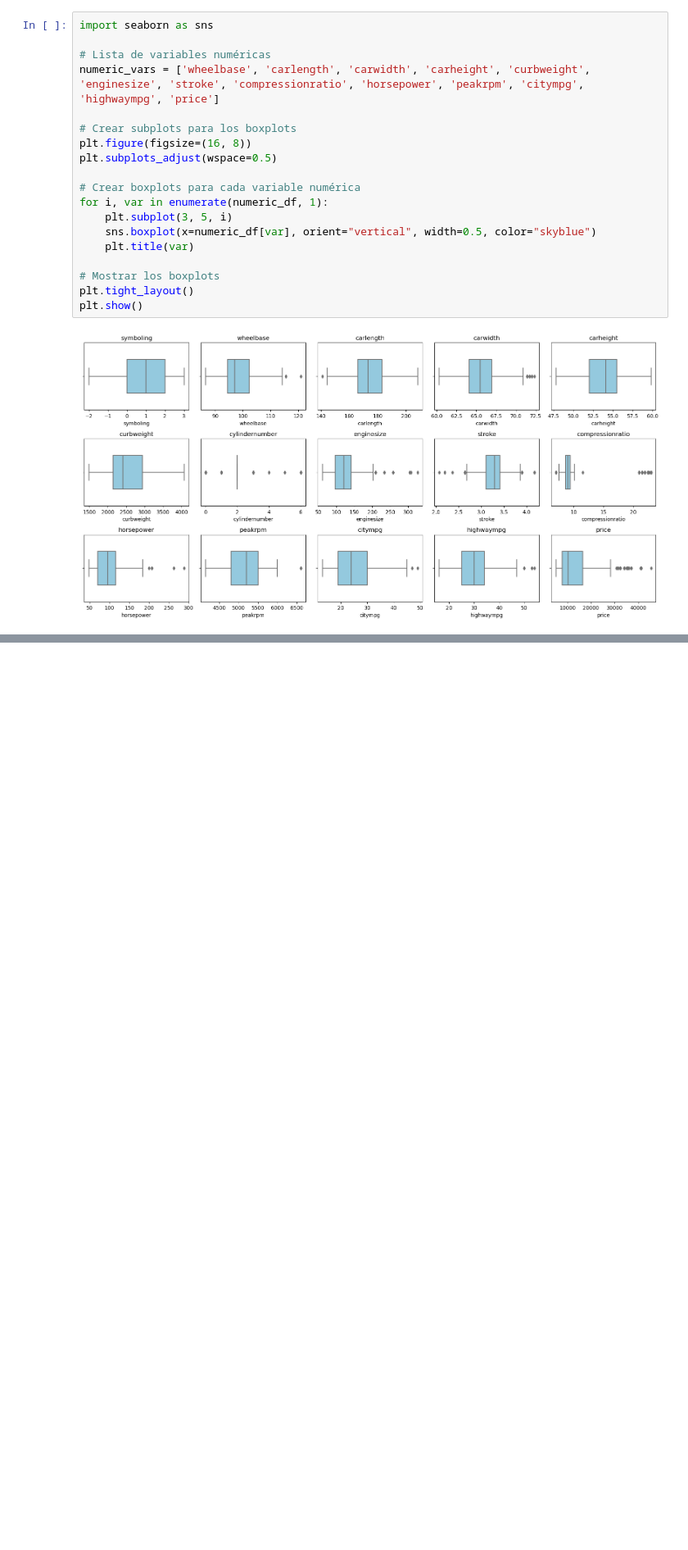
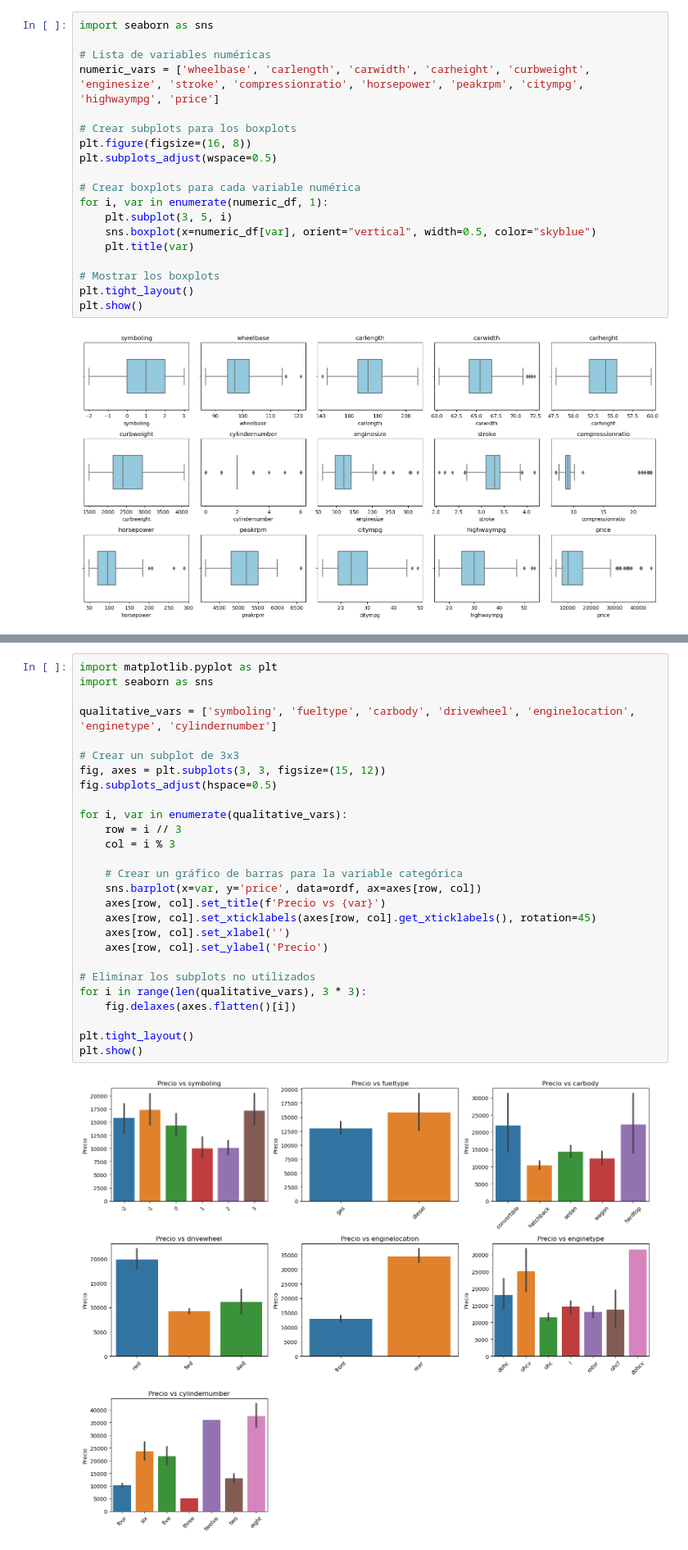
Before and after one commit to AlfredoGrcaa/LR_WO_Framework, a Jupyter notebook: final/estadistica/implementacion_estadistica.ipynb, the cells around one changed output, grey strips where cells are left out. Shown at 82% size. Saved outputs shown, nothing was run; the diff lists cells and outputs as text; blank space fills up the shorter version.

```diff
--- a/final/estadistica/implementacion_estadistica.ipynb
+++ b/final/estadistica/implementacion_estadistica.ipynb
@@ -233,0 +313,29 @@ Podemos ver que en las variables numericas tenemos una distribución de los dato
+# %%
+import matplotlib.pyplot as plt
+import seaborn as sns
+
+qualitative_vars = ['symboling', 'fueltype', 'carbody', 'drivewheel', 'enginelocation', 'enginetype', 'cylindernumber']
+
+# Crear un subplot de 3x3
+fig, axes = plt.subplots(3, 3, figsize=(15, 12))
+fig.subplots_adjust(hspace=0.5)
+
+for i, var in enumerate(qualitative_vars):
+    row = i // 3
+    col = i % 3
+
+    # Crear un gráfico de barras para la variable categórica
+    sns.barplot(x=var, y='price', data=ordf, ax=axes[row, col])
+    axes[row, col].set_title(f'Precio vs {var}')
+    axes[row, col].set_xticklabels(axes[row, col].get_xticklabels(), rotation=45)
+    axes[row, col].set_xlabel('')
+    axes[row, col].set_ylabel('Precio')
+
+# Eliminar los subplots no utilizados
+for i in range(len(qualitative_vars), 3 * 3):
+    fig.delaxes(axes.flatten()[i])
+
+plt.tight_layout()
+plt.show()
+# %% [output]
+[figure, added]
```
Also changed, not shown: parts of 83 cells of this notebook.
